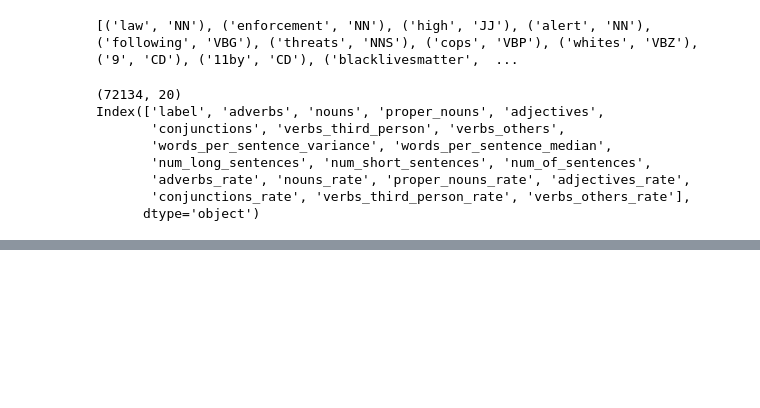
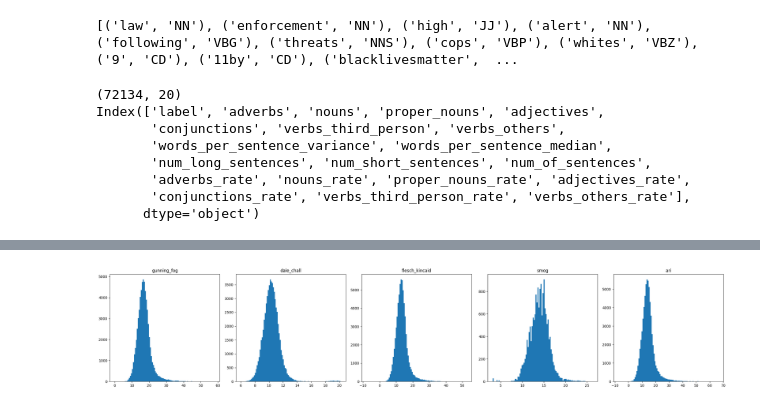
Before and after one commit to johnlim2019/ai-proj, a Jupyter notebook: process_data_content.ipynb, the cells around one changed output, grey strips where cells are left out. Cells and saved outputs as stored; diff of their text form; code cells hidden in the pictures; blank space fills up the shorter version.

```diff
--- a/process_data_content.ipynb
+++ b/process_data_content.ipynb
@@ -376,0 +659,29 @@ Index(['label', 'adverbs', 'nouns', 'proper_nouns', 'adjectives',
+# %%
+# drop the edge cases so we can observe the distribution better
+quantile = 0.999
+gunning_fog_percentile = df_features["gunning_fog"].quantile(quantile)
+dale_chall_percentile = df_features["dale_chall"].quantile(quantile)
+flesch_kincaid_percentile = df_features["flesch_kincaid"].quantile(quantile)
+ari_percentile = df_features["automatic_readability"].quantile(quantile)
+
+# check the distribution of the readability indexes
+fig, axs = plt.subplots(1,5, figsize=(25, 5))
+
+axs[0].hist(df_features[df_features["gunning_fog"]<gunning_fog_percentile]["gunning_fog"], bins=100)
+axs[0].set_title("gunning_fog")
+axs[1].hist(df_features[df_features["dale_chall"]<dale_chall_percentile]["dale_chall"], bins=100)
+axs[1].set_title("dale_chall")
+axs[2].hist(df_features[df_features["flesch_kincaid"]<flesch_kincaid_percentile]["flesch_kincaid"], bins=100)
+axs[2].set_title("flesch_kincaid")
+axs[3].hist(df_features["smog"], bins=100)
+axs[3].set_title("smog")
+axs[4].hist(df_features[df_features["automatic_readability"]<ari_percentile]["automatic_readability"], bins=100)
+axs[4].set_title("ari")
+
+# Adjusting the layout to ensure that the subplots do not overlap
+plt.tight_layout()
+
+# Displaying the figure with all subplots
+plt.show()
+# %% [output]
+[figure, added]
```
Also changed, not shown: parts of 20 cells of this notebook, 1 other file.
